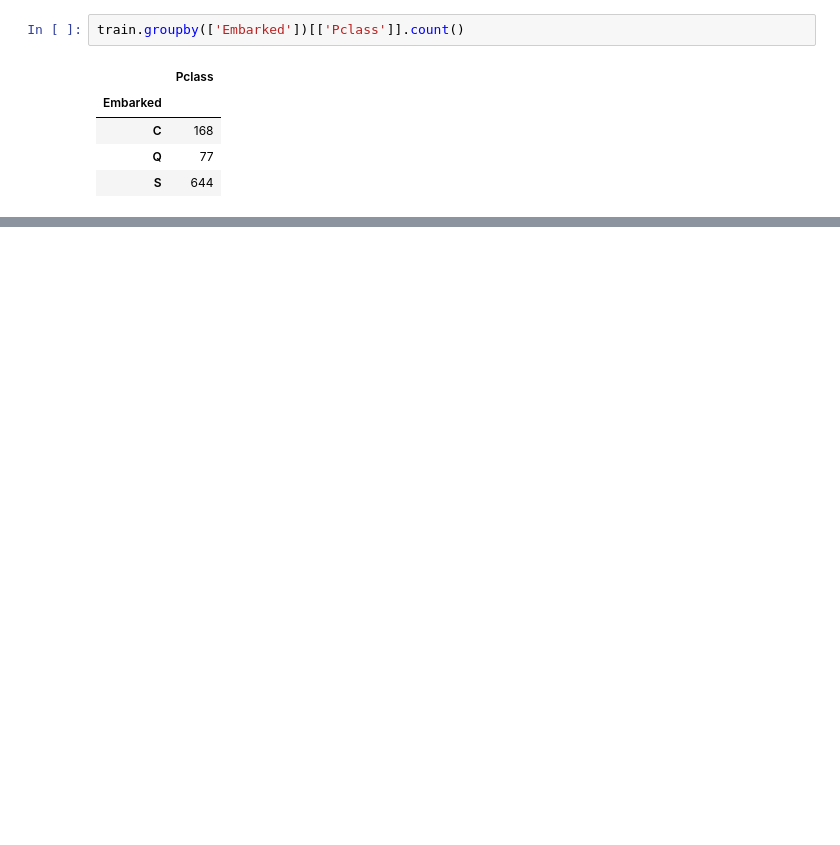
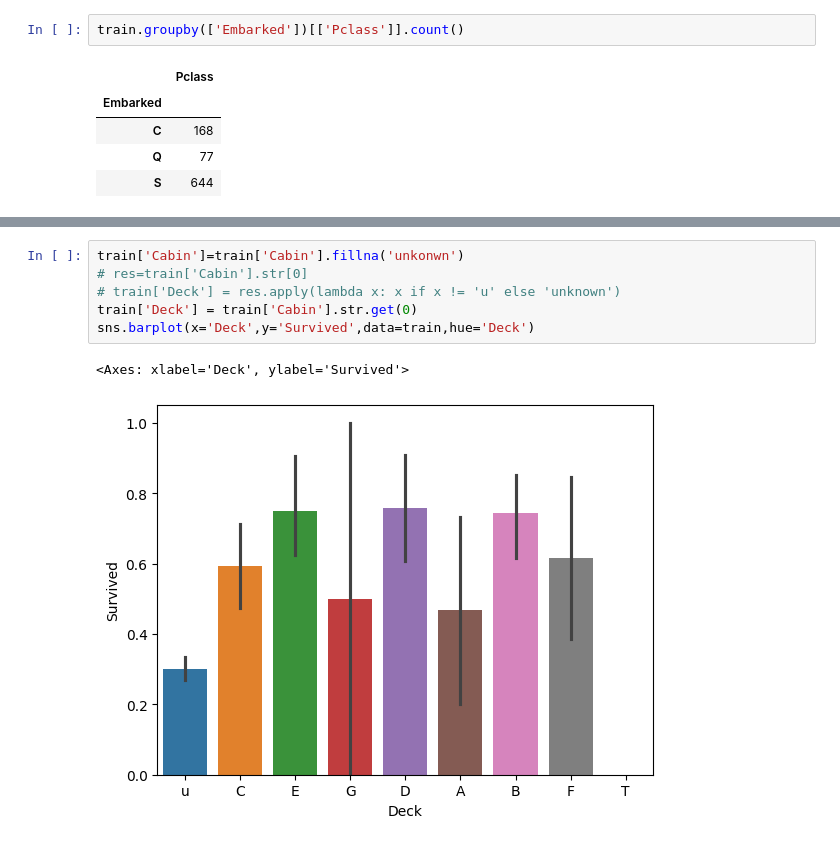
Before and after one commit to Sierraki/Solutions, a Jupyter notebook: Kaggle/titanic/darf.ipynb, the cells around one changed output, grey strips where cells are left out. Saved outputs shown, nothing was run; the diff lists cells and outputs as text; blank space fills up the shorter version.

```diff
--- a/Kaggle/titanic/darf.ipynb
+++ b/Kaggle/titanic/darf.ipynb
@@ -145,0 +154,9 @@ sns.barplot(data=train,x='FamilySize',y='Survived')
+# %%
+train['Cabin']=train['Cabin'].fillna('unkonwn')
+# res=train['Cabin'].str[0]
+# train['Deck'] = res.apply(lambda x: x if x != 'u' else 'unknown')
+train['Deck'] = train['Cabin'].str.get(0)
+sns.barplot(x='Deck',y='Survived',data=train,hue='Deck')
+# %% [output]
+<Axes: xlabel='Deck', ylabel='Survived'>
+[figure, added]
```
Also changed, not shown: parts of 5 cells of this notebook, 3 other files.
